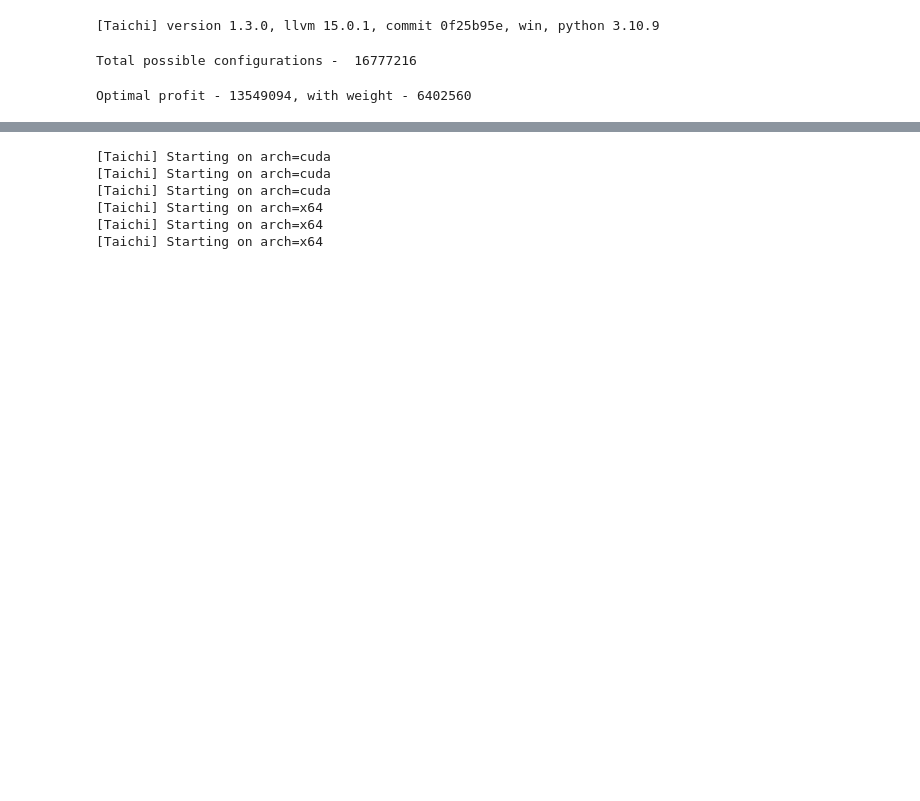
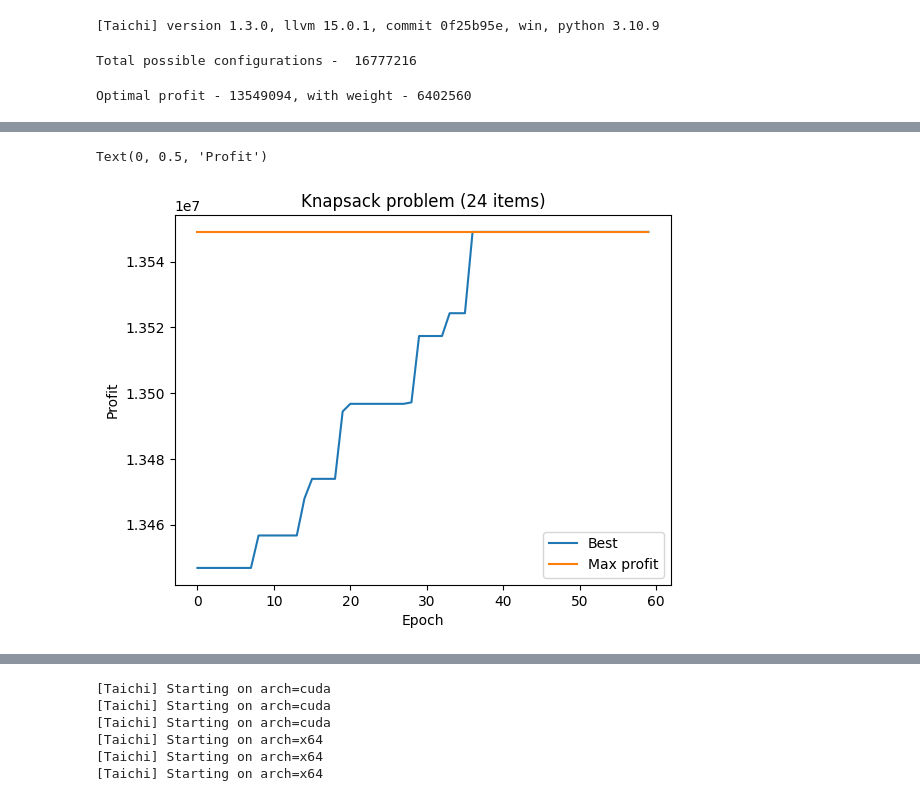
Before and after one commit to Serikuly-Miras/diploma_ga_research, a Jupyter notebook: base/ga/knapsack/perfomance.ipynb, the cells around one changed output, grey strips where cells are left out. Cells and saved outputs as stored; diff of their text form; code cells hidden in the pictures; blank space fills up the shorter version.

```diff
--- a/base/ga/knapsack/perfomance.ipynb
+++ b/base/ga/knapsack/perfomance.ipynb
@@ -65,2 +60,12 @@ Kernel Profiler(count, default) @ X64
 =========================================================================
+# %%
+plt.plot(k.best.to_numpy()[:60], label="Best")
+plt.plot(np.full(60, fill_value=optimal_profit), label="Max profit")
+plt.legend()
+plt.title("Knapsack problem (24 items)")
+plt.xlabel("Epoch")
+plt.ylabel("Profit")
+# %% [output]
+Text(0, 0.5, 'Profit')
+[figure, added]
 # %%
```
Also changed, not shown: parts of 13 cells of this notebook, 2 other files.
